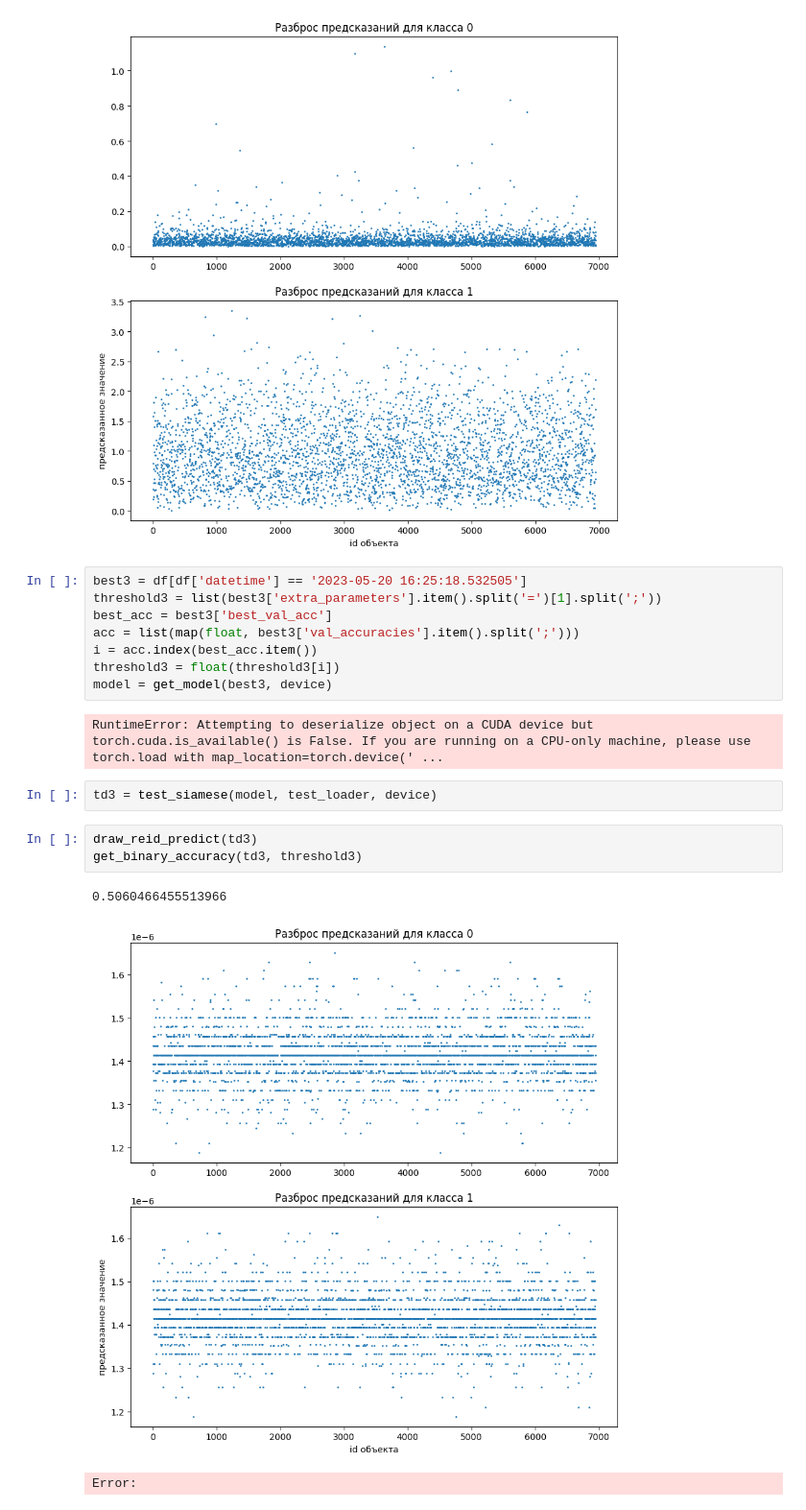
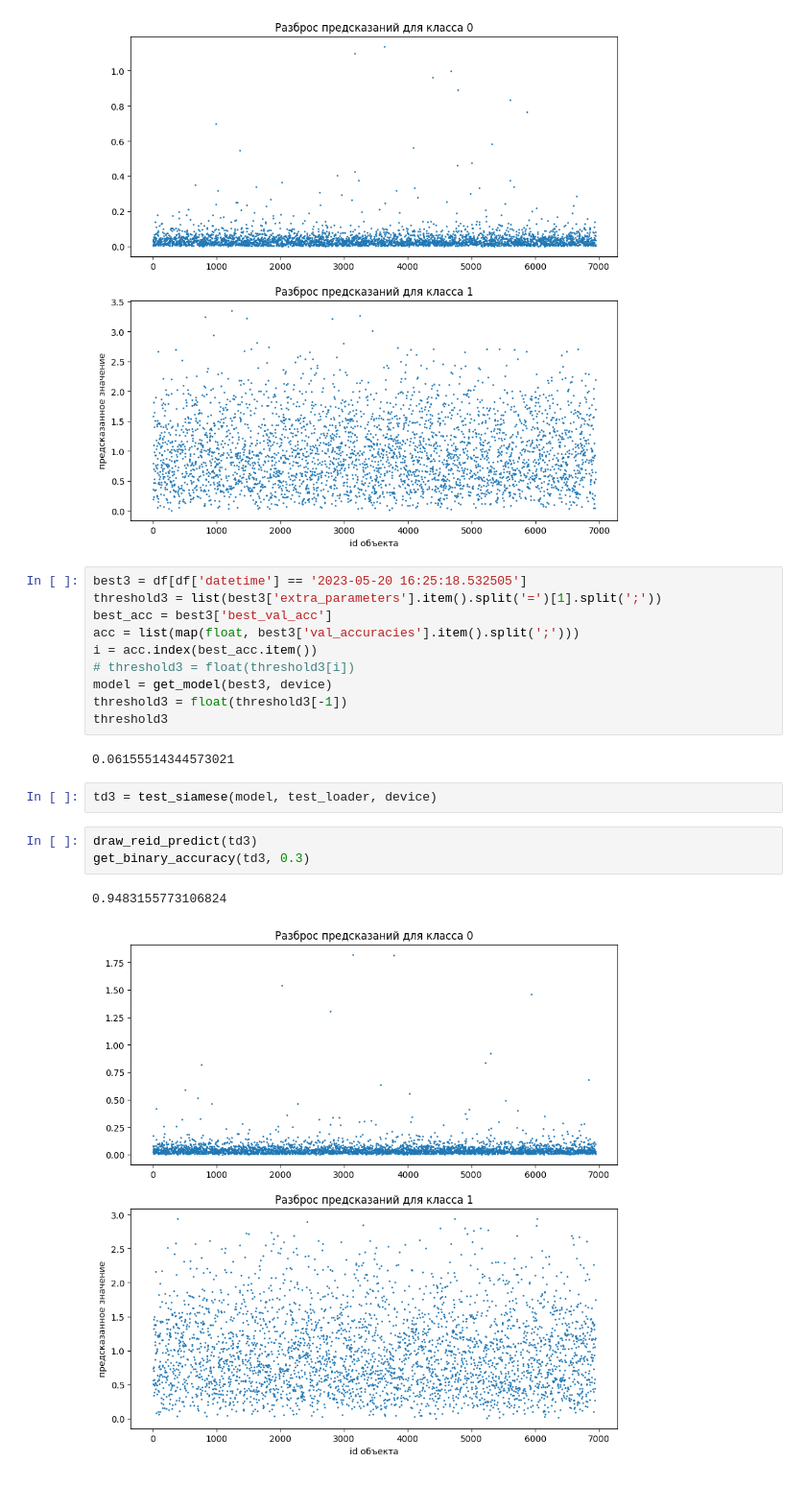
Before and after one commit to BlackKingWhitePawn/reidentification, a Jupyter notebook: siamese_contr_margin.ipynb, the cells around one changed output. Shown at 96% size. Saved outputs shown, nothing was run; the diff lists cells and outputs as text.

```diff
--- a/siamese_contr_margin.ipynb
+++ b/siamese_contr_margin.ipynb
@@ -439,16 +439,17 @@ threshold3 = list(best3['extra_parameters'].item().split('=')[1].split(';'))
 best_acc = best3['best_val_acc']
 acc = list(map(float, best3['val_accuracies'].item().split(';')))
 i = acc.index(best_acc.item())
-threshold3 = float(threshold3[i])
+# threshold3 = float(threshold3[i])
 model = get_model(best3, device)
+threshold3 = float(threshold3[-1])
+threshold3
 # %% [output]
-RuntimeError: Attempting to deserialize object on a CUDA device but torch.cuda.is_available() is False. If you are running on a CPU-only machine, please use torch.load with map_location=torch.device(' ...
+0.06155514344573021
 # %%
 td3 = test_siamese(model, test_loader, device)
 # %%
 draw_reid_predict(td3)
-get_binary_accuracy(td3, threshold3)
+get_binary_accuracy(td3, 0.3)
 # %% [output]
-0.5060466455513966
+0.9483155773106824
-[figure, old version]
+[figure, new version]
-Error:
```
Also changed, not shown: 12 other files.
